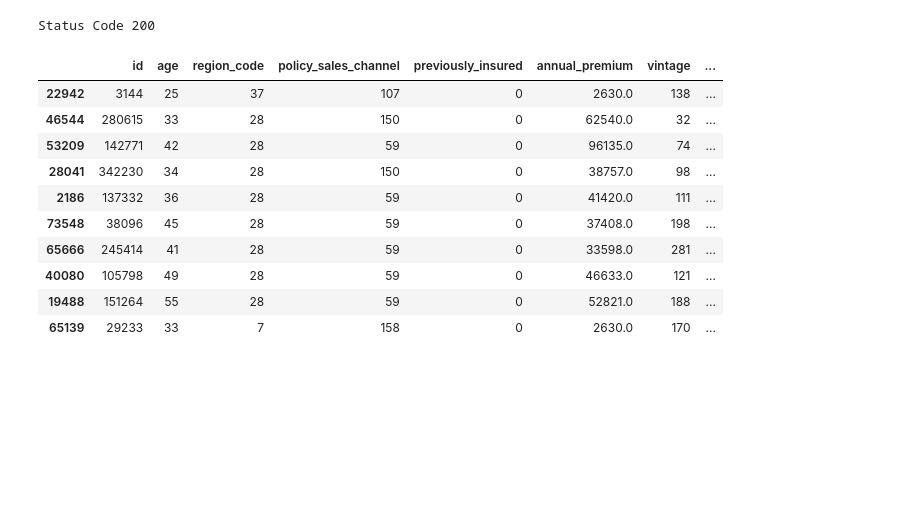
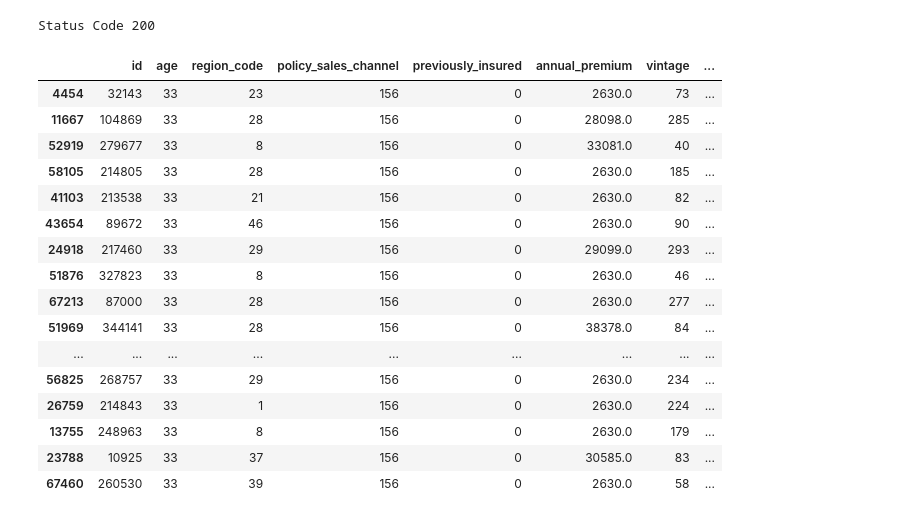
Before and after one commit to AndreMenezesDS/PA004_health_insurance, a Jupyter notebook: PA004_notebook.ipynb, the cells around one changed output. Drawn from its saved outputs; the diff is of its cells as text; code cells hidden in the pictures; blank space fills up the shorter version.

```diff
--- a/PA004_notebook.ipynb
+++ b/PA004_notebook.ipynb
@@ -1726,6 +1719,6 @@ import json
 
 #loading test dataset
 df_test = X_validation
-df_test['response'] = y_validation
+#df_test['response'] = y_validation
 
 #df_test = pd.read_csv('datasets/test.csv')
@@ -1743,7 +1738,11 @@ df_test.head()
 data = json.dumps(df_test.to_dict(orient = 'records'))
 # %%
 #API Call
-url = 'http://0.0.0.0:5000/predict'
+#Local
+#url = 'http://0.0.0.0:5000/predict'
+
+#Render
+url = 'https://pa004-healthinsurancecrosssell.onrender.com/predict'
 header = {'Content-type': 'application/json'}
 
 r = requests.post( url, data=data, headers=header)
@@ -1752,16 +1751,23 @@ print( f'Status Code {r.status_code}')
 Status Code 200
 # %%
 d1 = pd.DataFrame( r.json(), columns=r.json()[0].keys())
-d1.sort_values('score', ascending=False).head(10)
+df_show = d1.sort_values('score', ascending=False).head(100)
+df_show
 # %% [output]
 |  | id | age | region_code | policy_sales_channel | previously_insured | annual_premium | vintage | ... |
-| 22942 | 3144 | 25 | 37 | 107 | 0 | 2630.0 | 138 | ... |
-| 46544 | 280615 | 33 | 28 | 150 | 0 | 62540.0 | 32 | ... |
-| 53209 | 142771 | 42 | 28 | 59 | 0 | 96135.0 | 74 | ... |
-| 28041 | 342230 | 34 | 28 | 150 | 0 | 38757.0 | 98 | ... |
-| 2186 | 137332 | 36 | 28 | 59 | 0 | 41420.0 | 111 | ... |
-| 73548 | 38096 | 45 | 28 | 59 | 0 | 37408.0 | 198 | ... |
-| 65666 | 245414 | 41 | 28 | 59 | 0 | 33598.0 | 281 | ... |
-| 40080 | 105798 | 49 | 28 | 59 | 0 | 46633.0 | 121 | ... |
-| 19488 | 151264 | 55 | 28 | 59 | 0 | 52821.0 | 188 | ... |
-| 65139 | 29233 | 33 | 7 | 158 | 0 | 2630.0 | 170 | ... |
+| 4454 | 32143 | 33 | 23 | 156 | 0 | 2630.0 | 73 | ... |
+| 11667 | 104869 | 33 | 28 | 156 | 0 | 28098.0 | 285 | ... |
+| 52919 | 279677 | 33 | 8 | 156 | 0 | 33081.0 | 40 | ... |
+| 58105 | 214805 | 33 | 28 | 156 | 0 | 2630.0 | 185 | ... |
+| 41103 | 213538 | 33 | 21 | 156 | 0 | 2630.0 | 82 | ... |
+| 43654 | 89672 | 33 | 46 | 156 | 0 | 2630.0 | 90 | ... |
+| 24918 | 217460 | 33 | 29 | 156 | 0 | 29099.0 | 293 | ... |
+| 51876 | 327823 | 33 | 8 | 156 | 0 | 2630.0 | 46 | ... |
+| 67213 | 87000 | 33 | 28 | 156 | 0 | 2630.0 | 277 | ... |
+| 51969 | 344141 | 33 | 28 | 156 | 0 | 38378.0 | 84 | ... |
+| ... | ... | ... | ... | ... | ... | ... | ... | ... |
+| 56825 | 268757 | 33 | 29 | 156 | 0 | 2630.0 | 234 | ... |
+| 26759 | 214843 | 33 | 1 | 156 | 0 | 2630.0 | 224 | ... |
+| 13755 | 248963 | 33 | 8 | 156 | 0 | 2630.0 | 179 | ... |
+| 23788 | 10925 | 33 | 37 | 156 | 0 | 30585.0 | 83 | ... |
+| 67460 | 260530 | 33 | 39 | 156 | 0 | 2630.0 | 58 | ... |
```
Also changed, not shown: parts of 20 cells of this notebook, 33 other files.
